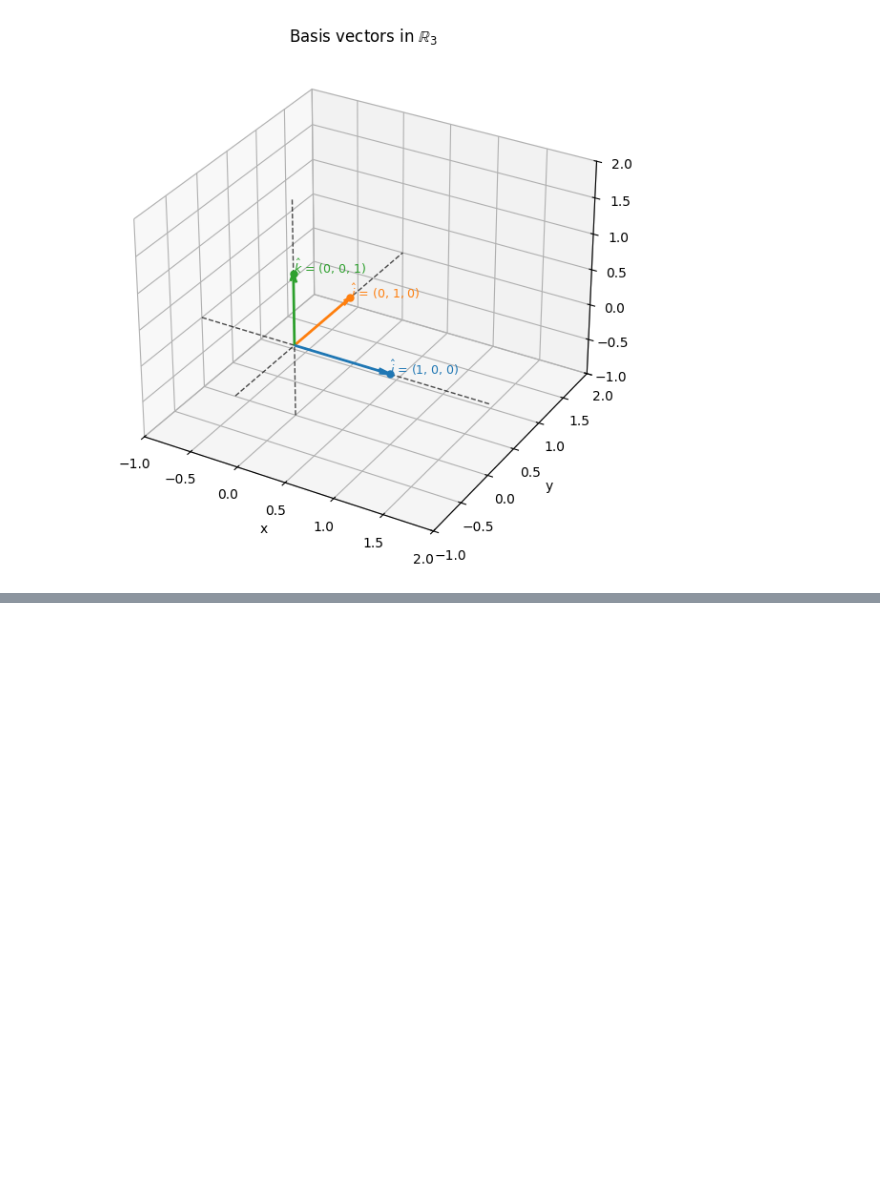
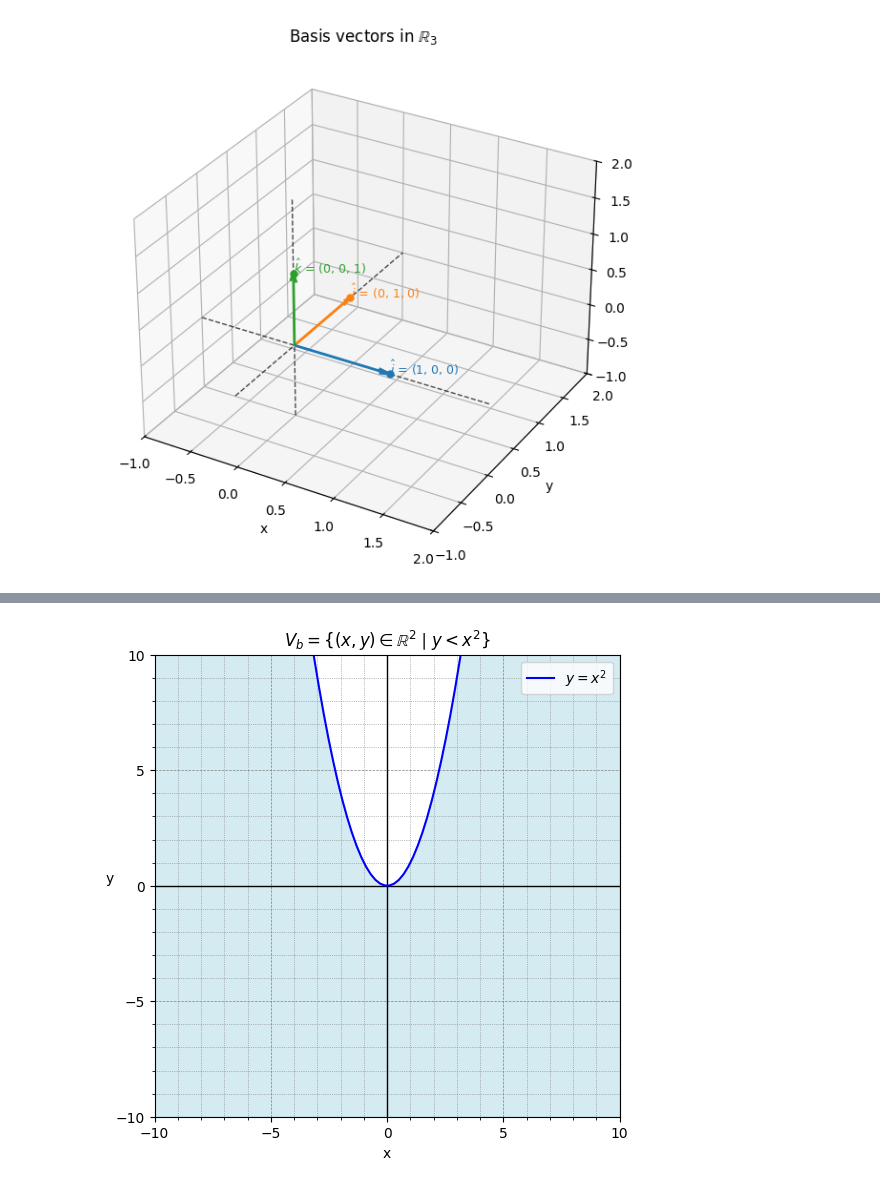
Before and after one commit to seanjiangsh/math-practice, a Jupyter notebook: linear-algebra/vectors.ipynb, the cells around one changed output, grey strips where cells are left out. Drawn from its saved outputs; the diff is of its cells as text; code cells hidden in the pictures; blank space fills up the shorter version.

```diff
--- a/linear-algebra/vectors.ipynb
+++ b/linear-algebra/vectors.ipynb
@@ -136,0 +172,15 @@ result = plot_basic_vectors(vectors, title='Basis vectors in $\\mathbb{R}_3$')
+# %%
+# Vb = {(x, y) ∈ℝ2 |y < x2}
+all_range = np.linspace(-10, 10, 100)
+line = { 'x': all_range, 'y': all_range**2, 'label': '$y = x^2$' }
+fill = {
+  'x': all_range,
+	'y1': -10 * np.ones_like(all_range),
+	'y2': all_range**2,
+	'where': all_range**2 > -10, # This condition is always true, so it fills the area below the parabola.
+}
+title = '$V_b = \\{(x, y) \\in \\mathbb{R}^2 \\mid y < x^2\\}$'
+
+plot_lines(title, [line], [fill], limits={'x': (-10, 10), 'y': (-10, 10)})
+# %% [output]
+[figure, added]
```
Also changed, not shown: parts of 4 cells of this notebook, 1 other file.
